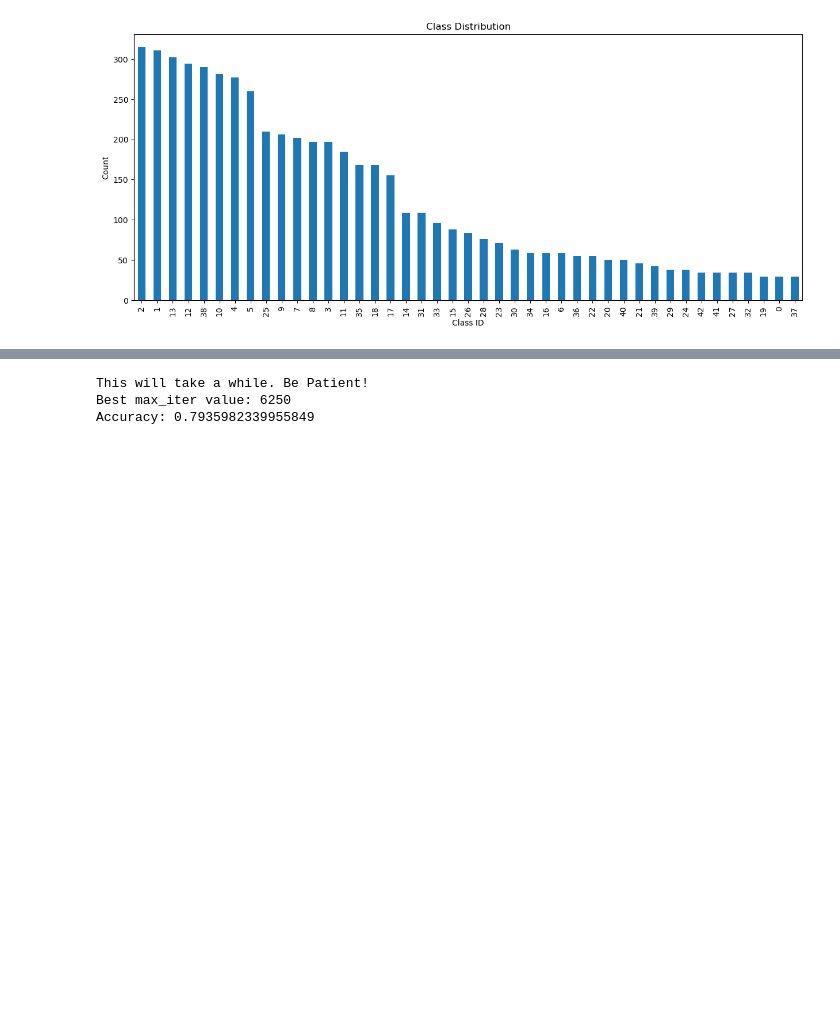
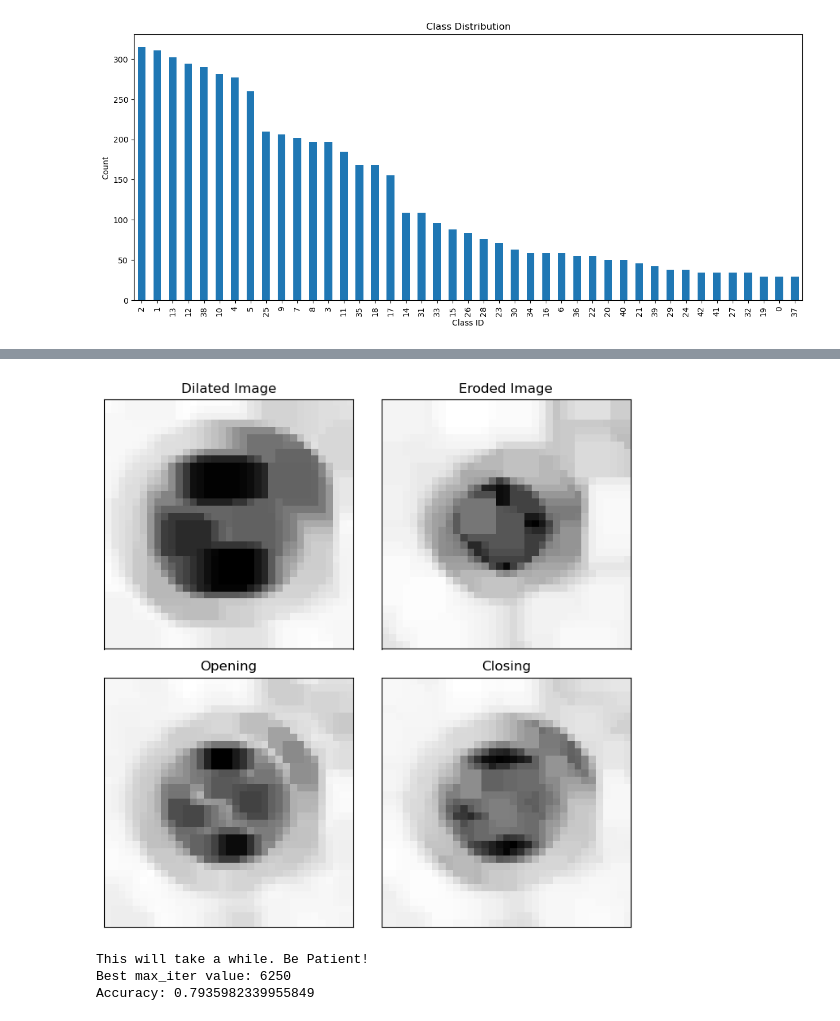
Before and after one commit to milckque/German-Road-Sign-Classification, a Jupyter notebook: ml assign 2/COMP30027_ass_2.ipynb, the cells around one changed output, grey strips where cells are left out. Drawn from its saved outputs; the diff is of its cells as text; code cells hidden in the pictures; blank space fills up the shorter version.

Commit message:
testing image processing with opencv

```diff
--- a/ml assign 2/COMP30027_ass_2.ipynb
+++ b/ml assign 2/COMP30027_ass_2.ipynb
@@ -63,0 +205,23 @@ plt.show()
+# %%
+image = cv2.imread('train/img_000010.jpg')
+image_gray = cv2.cvtColor(image, cv2.COLOR_BGR2GRAY)
+kernel = np.ones((3, 3), np.uint8)
+
+dilated = cv2.dilate(image_gray, kernel, iterations=2)
+eroded = cv2.erode(image_gray, kernel, iterations=2)
+opening = cv2.morphologyEx(image_gray, cv2.MORPH_OPEN, kernel)
+closing = cv2.morphologyEx(image_gray, cv2.MORPH_CLOSE, kernel)
+
+fig, axs = plt.subplots(2, 2, figsize=(7, 7))
+axs[0, 0].imshow(dilated, cmap='Greys'), axs[0, 0].set_title('Dilated Image')
+axs[0, 1].imshow(eroded, cmap='Greys'), axs[0, 1].set_title('Eroded Image')
+axs[1, 0].imshow(opening, cmap='Greys'), axs[1, 0].set_title('Opening')
+axs[1, 1].imshow(closing, cmap='Greys'), axs[1, 1].set_title('Closing')
+
+for ax in axs.flatten():
+    ax.set_xticks([]), ax.set_yticks([])
+
+plt.tight_layout()
+plt.show()
+# %% [output]
+[figure, added]
```
Also changed, not shown: parts of 7 cells of this notebook, 1 other file.
